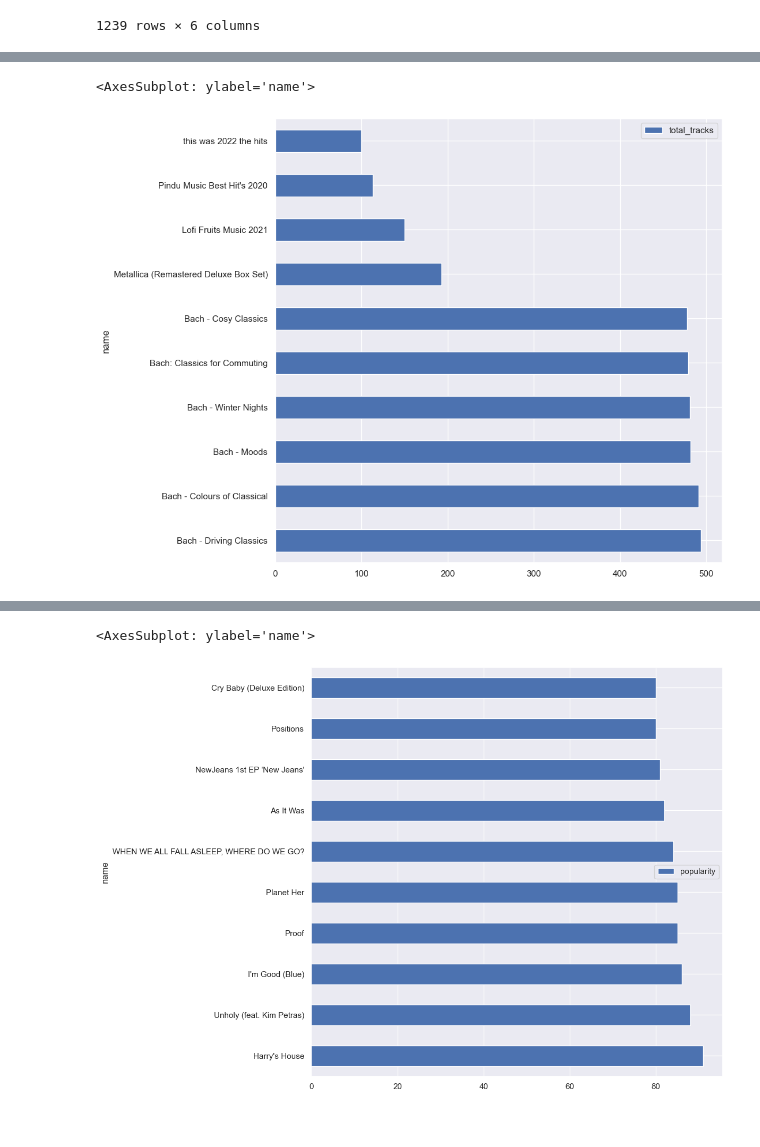
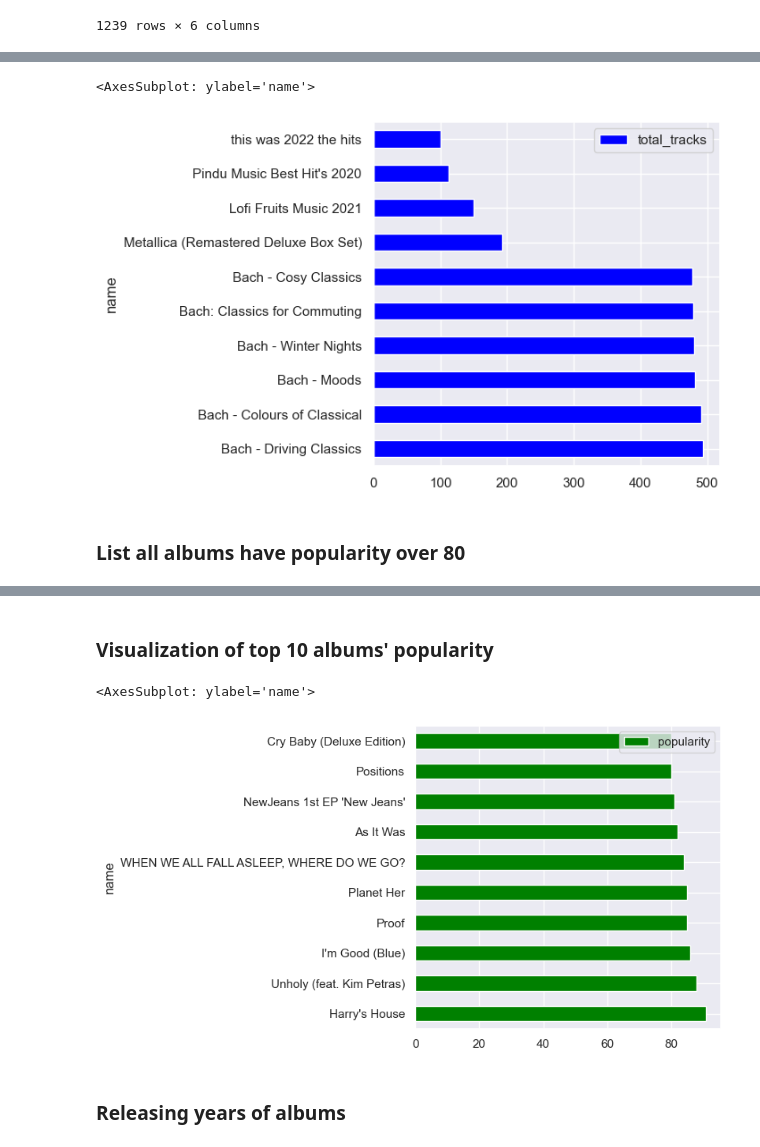
Before and after one commit to quytrungg/Final_Project_CSC14119, a Jupyter notebook: albums_data_exploration.ipynb, the cells around one changed output, grey strips where cells are left out. Saved outputs shown, nothing was run; the diff lists cells and outputs as text; code cells hidden in the pictures.

```diff
--- a/albums_data_exploration.ipynb
+++ b/albums_data_exploration.ipynb
@@ -162,0 +144,3 @@ album_occur
+# %%
+pd_album['release_date'] = pd.to_datetime(pd_album['release_date'])
+print('Ex:', pd_album['release_date'][1])
@@ -190,9 +178,9 @@ dropped_album
 # %%
-#Visualization of top 10 albums' number of tracks
-
 top10_notracks = dropped_album[['name', 'total_tracks']].nlargest(n = 10, columns = ['total_tracks'])
-top10_notracks.set_index('name').plot.barh(figsize = (10, 10))
+top10_notracks.set_index('name').plot.barh(figsize = (5, 5), color = "blue")
 # %% [output]
 <AxesSubplot: ylabel='name'>
-[figure, old version]
+[figure, new version]
+# %% [markdown]
+### <b>List all albums have popularity over 80</b>
 # %%
@@ -209,11 +195,13 @@ dropped_album[dropped_album['popularity'] > 80].sort_values(by = ['popularity'],
 | 2151 | 0S0KGZnfBGSIssfF54WSJh | WHEN WE ALL FALL ASLEEP, WHERE DO... | 84 | 183 | 2019-03-29 | 14 |
 | 17 | 2pqdSWeJVsXAhHFuVLzuA8 | As It Was | 82 | 182 | 2022-03-31 | 1 |
 | 111 | 1HMLpmZAnNyl9pxvOnTovV | NewJeans 1st EP 'New Jeans' | 81 | 183 | 2022-08-01 | 4 |
+# %% [markdown]
+### <b>Visualization of top 10 albums' popularity</b>
 # %%
-#Visualization of top 10 albums' popularity
-
 top10_popularity = dropped_album[['name', 'popularity']].nlargest(n = 10, columns = ['popularity'])
-top10_popularity.set_index('name').plot.barh(figsize = (10, 10))
+top10_popularity.set_index('name').plot.barh(figsize = (5, 5), color = "green")
 # %% [output]
 <AxesSubplot: ylabel='name'>
-[figure, old version]
+[figure, new version]
+# %% [markdown]
+### <b>Releasing years of albums</b>
```
Also changed, not shown: parts of 34 cells of this notebook, 3 other files.
